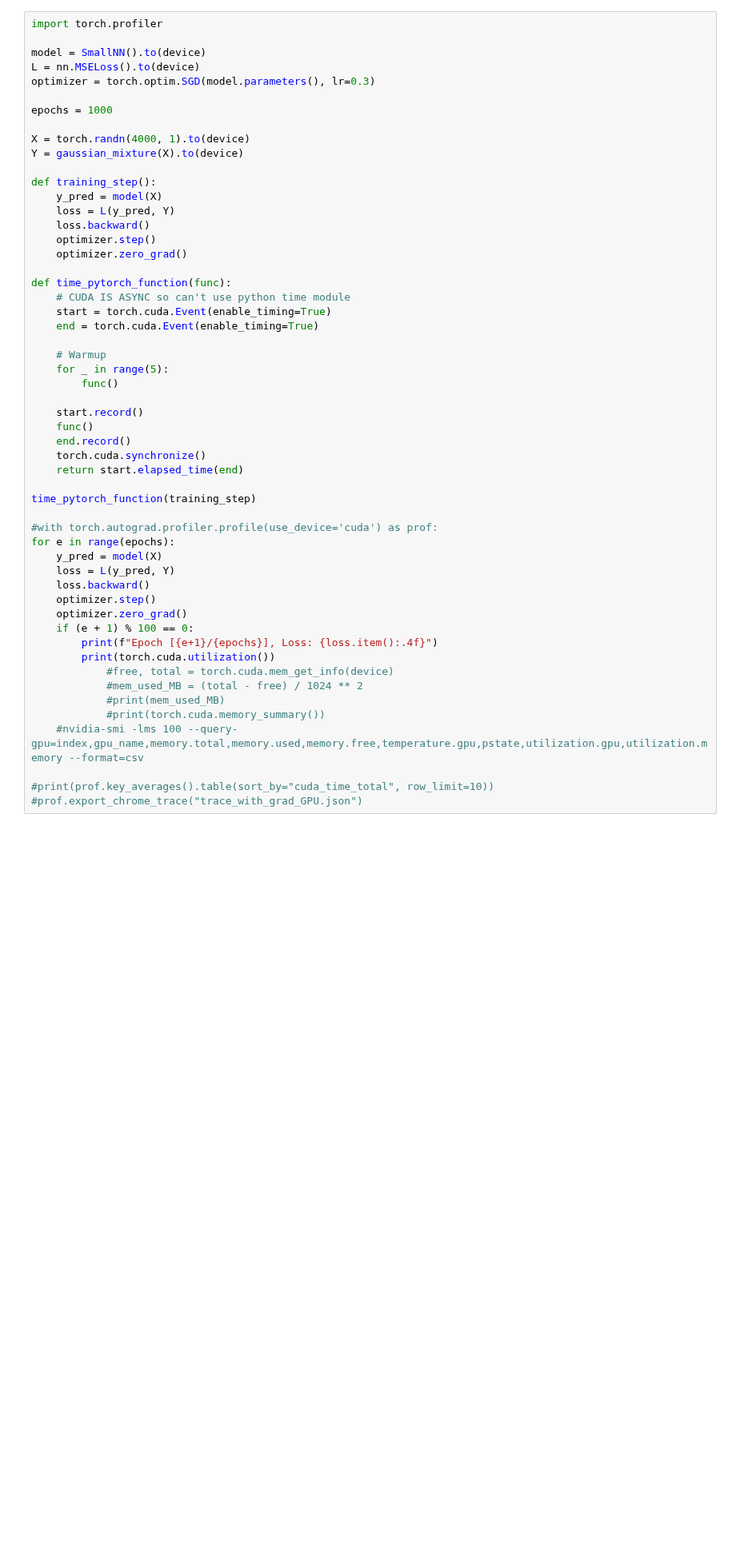
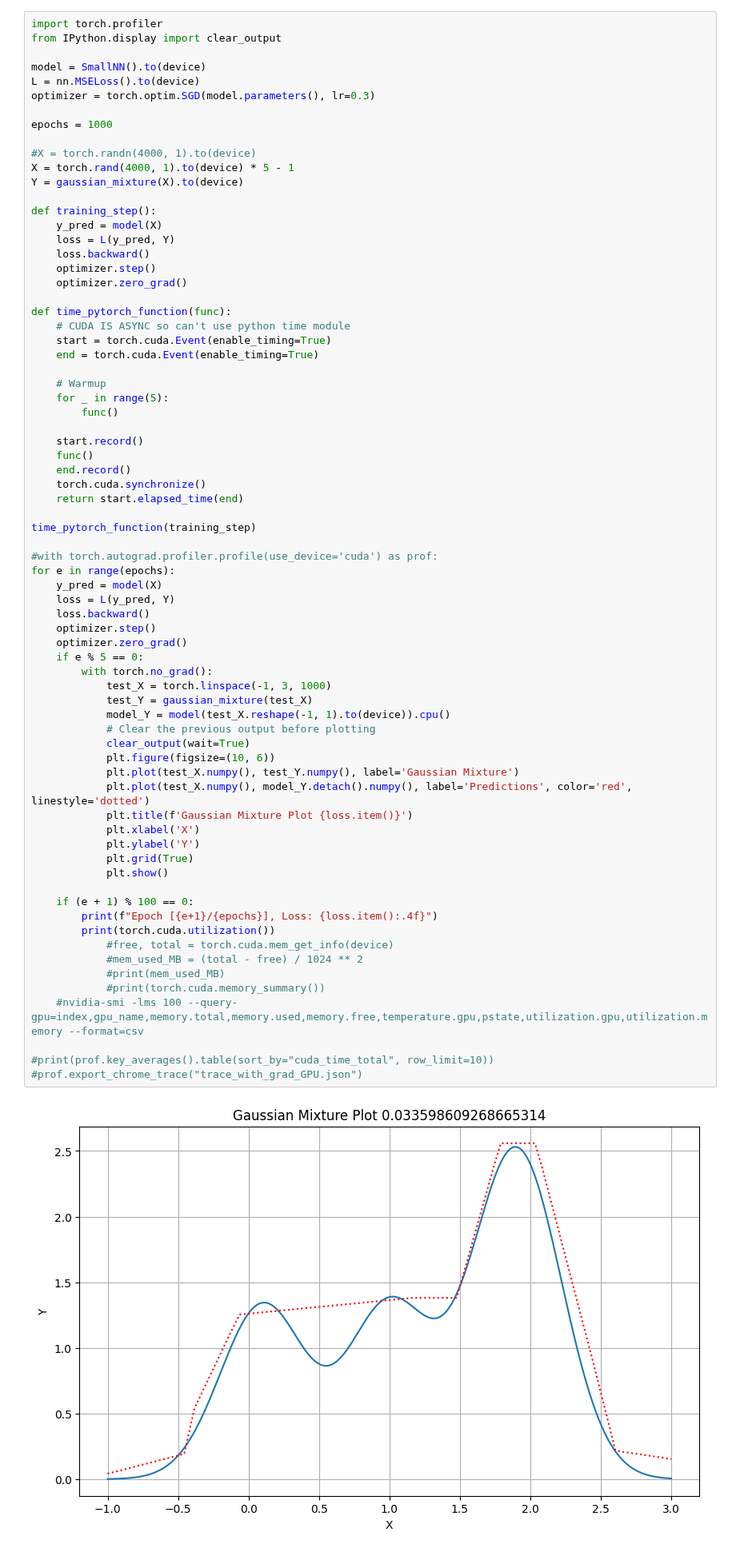
Before and after one commit to Mark123M/evolutionary-NN-optimizer, a Jupyter notebook: simple_nn.ipynb, the cells around one changed output. Shown at 80% size. Cells and saved outputs as stored; diff of their text form; blank space fills up the shorter version.

```diff
--- a/simple_nn.ipynb
+++ b/simple_nn.ipynb
@@ -35,6 +35,7 @@ class SmallNN(nn.Module):
         return self.lin4(x)
 # %%
 import torch.profiler
+from IPython.display import clear_output
 
 model = SmallNN().to(device)
 L = nn.MSELoss().to(device)
@@ -42,7 +43,8 @@ optimizer = torch.optim.SGD(model.parameters(), lr=0.3)
 
 epochs = 1000
 
-X = torch.randn(4000, 1).to(device)
+#X = torch.randn(4000, 1).to(device)
+X = torch.rand(4000, 1).to(device) * 5 - 1
 Y = gaussian_mixture(X).to(device)
 
 def training_step():
@@ -61,30 +63,47 @@ def time_pytorch_function(func):
     for _ in range(5):
         func()
 
     start.record()
     func()
     end.record()
     torch.cuda.synchronize()
     return start.elapsed_time(end)
 
 time_pytorch_function(training_step)
 
 #with torch.autograd.profiler.profile(use_device='cuda') as prof:
 for e in range(epochs):
     y_pred = model(X)
     loss = L(y_pred, Y)
     loss.backward()
     optimizer.step()
     optimizer.zero_grad()
+    if e % 5 == 0:
+        with torch.no_grad():
+            test_X = torch.linspace(-1, 3, 1000)
+            test_Y = gaussian_mixture(test_X)
+            model_Y = model(test_X.reshape(-1, 1).to(device)).cpu()
+            # Clear the previous output before plotting
+            clear_output(wait=True)
+            plt.figure(figsize=(10, 6))
+            plt.plot(test_X.numpy(), test_Y.numpy(), label='Gaussian Mixture')
+            plt.plot(test_X.numpy(), model_Y.detach().numpy(), label='Predictions', color='red', linestyle='dotted')
+            plt.title(f'Gaussian Mixture Plot {loss.item()}')
+            plt.xlabel('X')
+            plt.ylabel('Y')
+            plt.grid(True)
+            plt.show()
+
     if (e + 1) % 100 == 0:
         print(f"Epoch [{e+1}/{epochs}], Loss: {loss.item():.4f}")
         print(torch.cuda.utilization())
             #free, total = torch.cuda.mem_get_info(device)
             #mem_used_MB = (total - free) / 1024 ** 2
             #print(mem_used_MB)
             #print(torch.cuda.memory_summary())
     #nvidia-smi -lms 100 --query-gpu=index,gpu_name,memory.total,memory.used,memory.free,temperature.gpu,pstate,utilization.gpu,utilization.memory --format=csv
 
 #print(prof.key_averages().table(sort_by="cuda_time_total", row_limit=10))
 #prof.export_chrome_trace("trace_with_grad_GPU.json")
 # %% [output]
+[figure, added]
```
Also changed, not shown: parts of 2 cells of this notebook, 2 other files.
